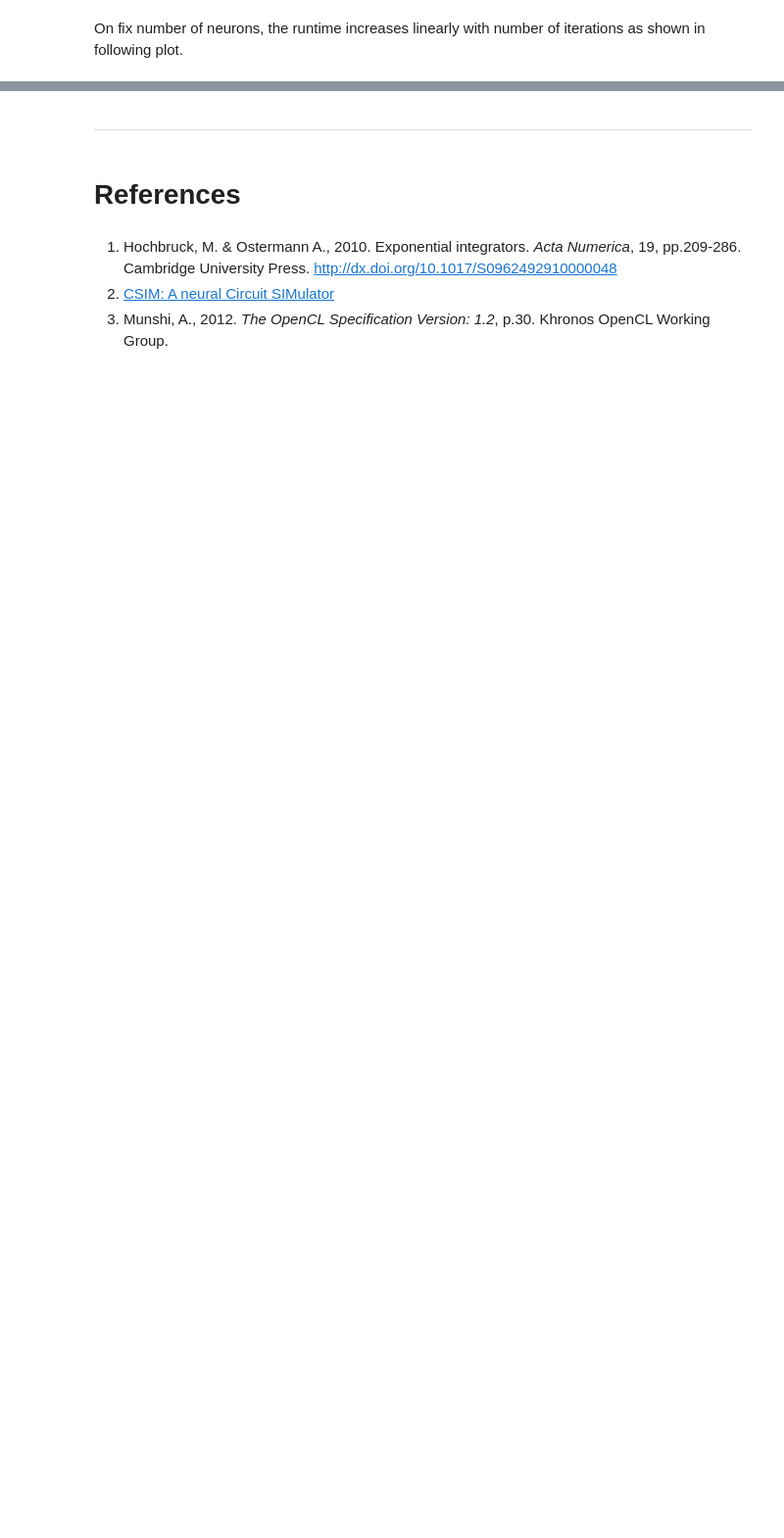
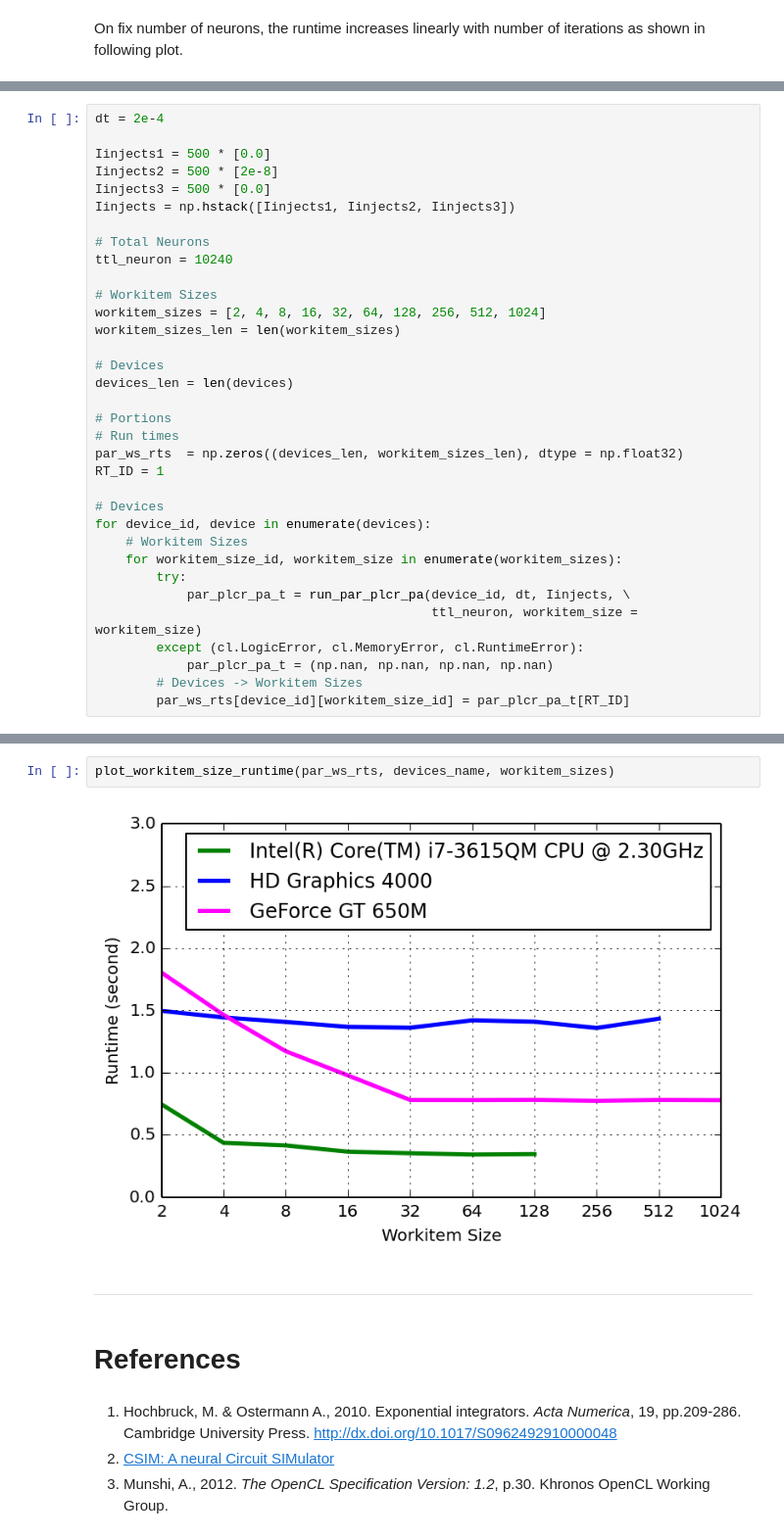
Before and after one commit to ekaakurniawan/3nb, a Jupyter notebook: LifNeuron.ipynb, the cells around one changed output, grey strips where cells are left out. Shown at 98% size. Cells and saved outputs as stored; diff of their text form; blank space fills up the shorter version.

```diff
--- a/LifNeuron.ipynb
+++ b/LifNeuron.ipynb
@@ -2289,0 +2253,34 @@ plot_iter_time(seq_rts, par_rtis, devices_name, ttl_iterations)
+# %%
+dt = 2e-4
+
+Iinjects1 = 500 * [0.0]
+Iinjects2 = 500 * [2e-8]
+Iinjects3 = 500 * [0.0]
+Iinjects = np.hstack([Iinjects1, Iinjects2, Iinjects3])
+
+# Total Neurons
+ttl_neuron = 10240
+
+# Workitem Sizes
+workitem_sizes = [2, 4, 8, 16, 32, 64, 128, 256, 512, 1024]
+workitem_sizes_len = len(workitem_sizes)
+
+# Devices
+devices_len = len(devices)
+
+# Portions
+# Run times
+par_ws_rts  = np.zeros((devices_len, workitem_sizes_len), dtype = np.float32)
+RT_ID = 1
+
+# Devices
+for device_id, device in enumerate(devices):
+    # Workitem Sizes
+    for workitem_size_id, workitem_size in enumerate(workitem_sizes):
+        try:
+            par_plcr_pa_t = run_par_plcr_pa(device_id, dt, Iinjects, \
+                                            ttl_neuron, workitem_size = workitem_size)
+        except (cl.LogicError, cl.MemoryError, cl.RuntimeError):
+            par_plcr_pa_t = (np.nan, np.nan, np.nan, np.nan)
+        # Devices -> Workitem Sizes
+        par_ws_rts[device_id][workitem_size_id] = par_plcr_pa_t[RT_ID]
@@ -2290,3 +2291,7 @@ plot_iter_time(seq_rts, par_rtis, devices_name, ttl_iterations)
+# %%
+plot_workitem_size_runtime(par_ws_rts, devices_name, workitem_sizes)
+# %% [output]
+[figure, added]
 # %% [markdown]
 ---
 # %% [markdown]
```
Also changed, not shown: parts of 24 cells of this notebook, 1 other file.
